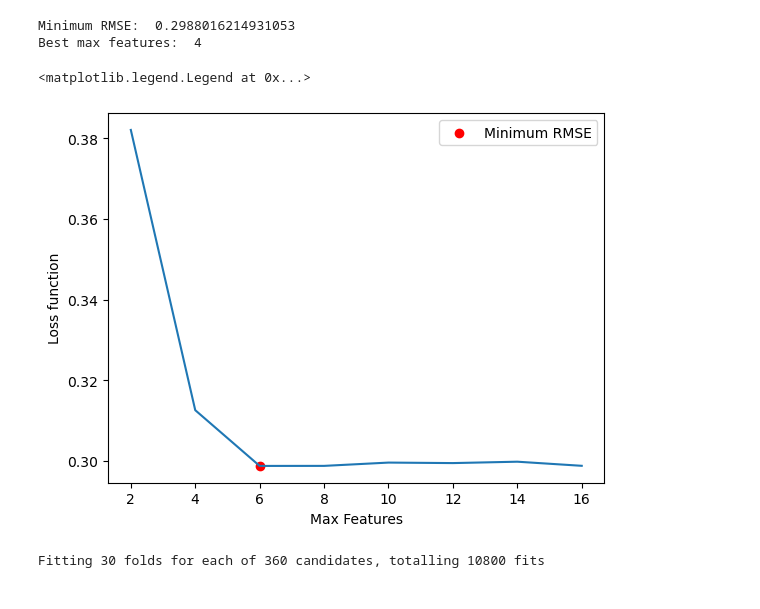
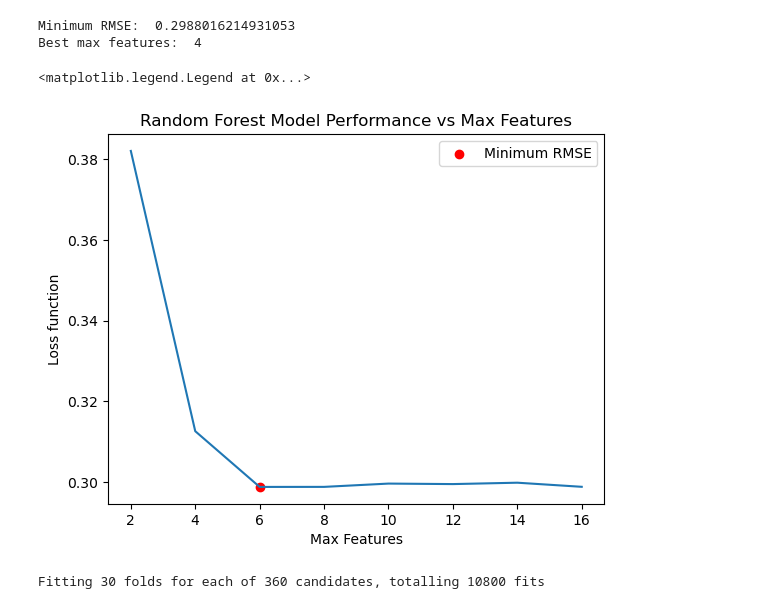
Before and after one commit to DaveD-BU/DX699-2025-spring-B2, a Jupyter notebook: OMDS-ModB2-Week11-Davis-David.ipynb, the cells around one changed output. Drawn from its saved outputs; the diff is of its cells as text; code cells hidden in the pictures.

```diff
--- a/OMDS-ModB2-Week11-Davis-David.ipynb
+++ b/OMDS-ModB2-Week11-Davis-David.ipynb
@@ -222,13 +224,14 @@ Best max features:  4
 # %%
 best_max_features = range(2, 18, 2)  # The range of max features used
 plt.plot(best_max_features, max_features_lst_ci)
 plt.scatter(best_max_features[max_features_lst_ci.index(min_rmse_ci_mf)], min_rmse_ci_mf, color='red', label='Minimum RMSE')
 plt.xlabel("Max Features")
 plt.ylabel("Loss function")
+plt.title("Random Forest Model Performance vs Max Features")
 plt.legend()
 # %% [output]
 <matplotlib.legend.Legend at 0x...>
-[figure, old version]
+[figure, new version]
 # %%
 param_grid_rf = {'n_estimators': range(60, 80, 2),
             'max_depth': range(10, 16, 1),
```
Also changed, not shown: parts of 3 cells of this notebook, 1 other file.
